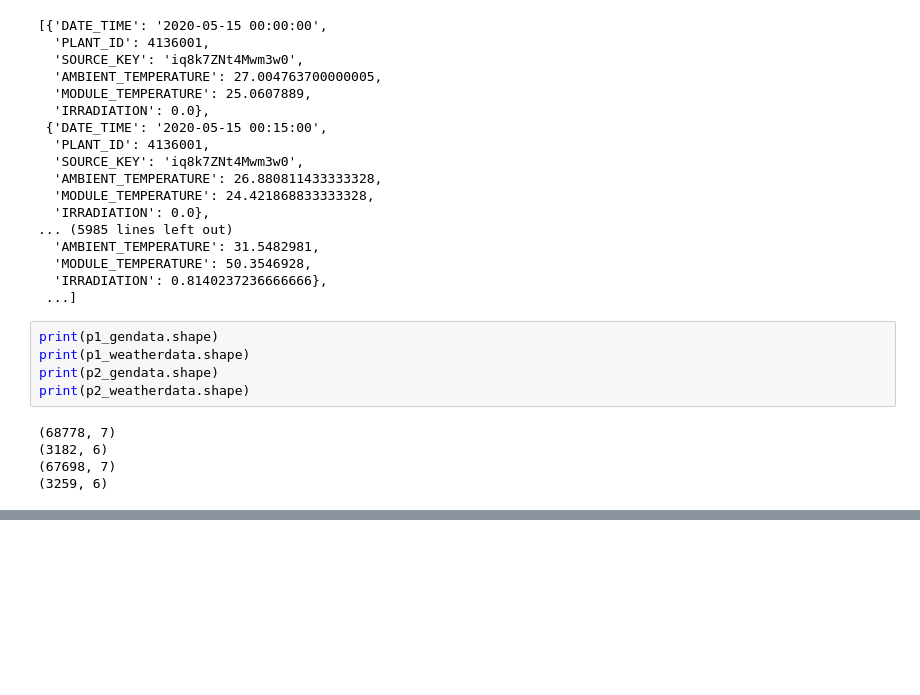
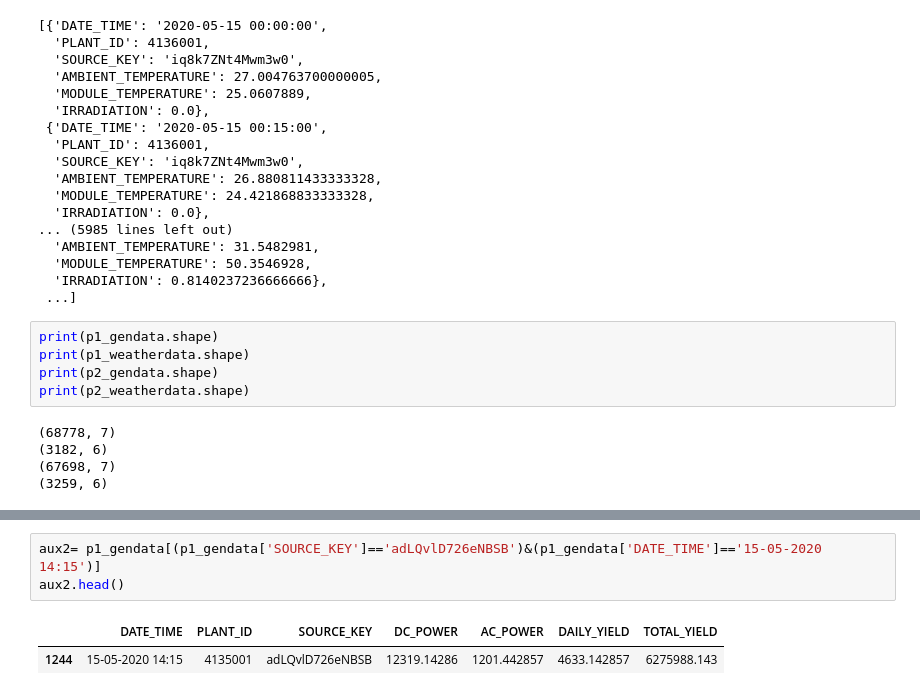
Before and after one commit to Jordan264/TALLER4, a Jupyter notebook: Data/Untitled.ipynb, the cells around one changed output, grey strips where cells are left out. Cells and saved outputs as stored; diff of their text form; blank space fills up the shorter version.

```diff
--- a/Data/Untitled.ipynb
+++ b/Data/Untitled.ipynb
@@ -61,0 +101,6 @@ Requirement already satisfied: charset-normalizer~=2.0.0 in c:\users\j2643\anaco
+# %%
+aux2= p1_gendata[(p1_gendata['SOURCE_KEY']=='adLQvlD726eNBSB')&(p1_gendata['DATE_TIME']=='15-05-2020 14:15')]
+aux2.head()
+# %% [output]
+|  | DATE_TIME | PLANT_ID | SOURCE_KEY | DC_POWER | AC_POWER | DAILY_YIELD | TOTAL_YIELD |
+| 1244 | 15-05-2020 14:15 | 4135001 | adLQvlD726eNBSB | 12319.14286 | 1201.442857 | 4633.142857 | 6275988.143 |
```
Also changed, not shown: parts of 5 cells of this notebook.
